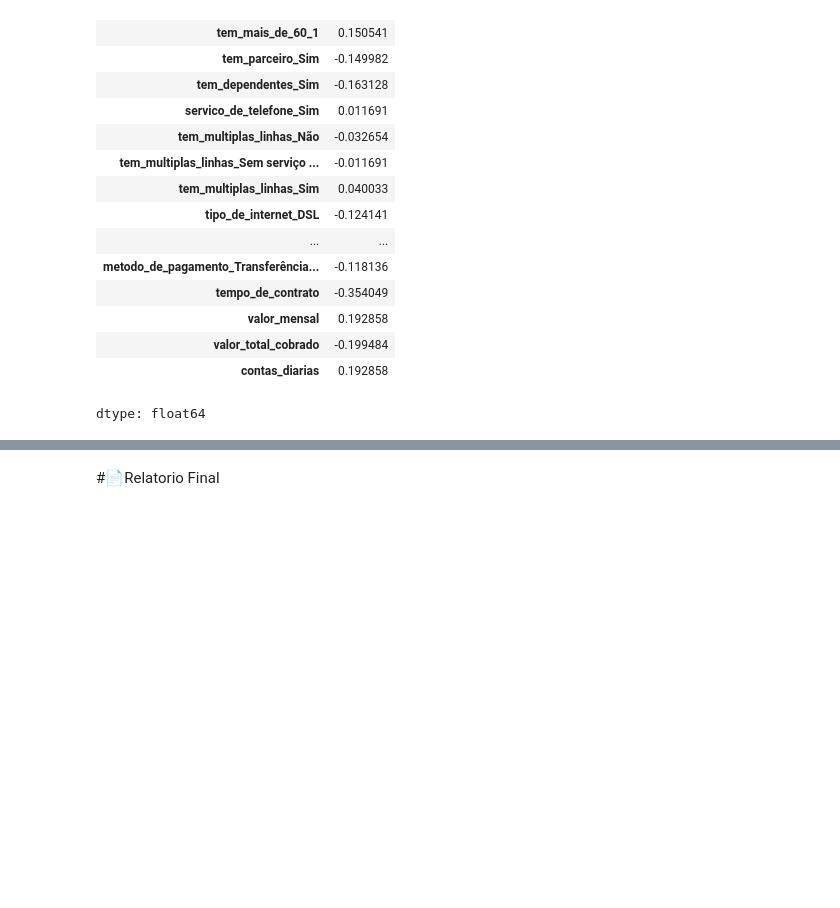
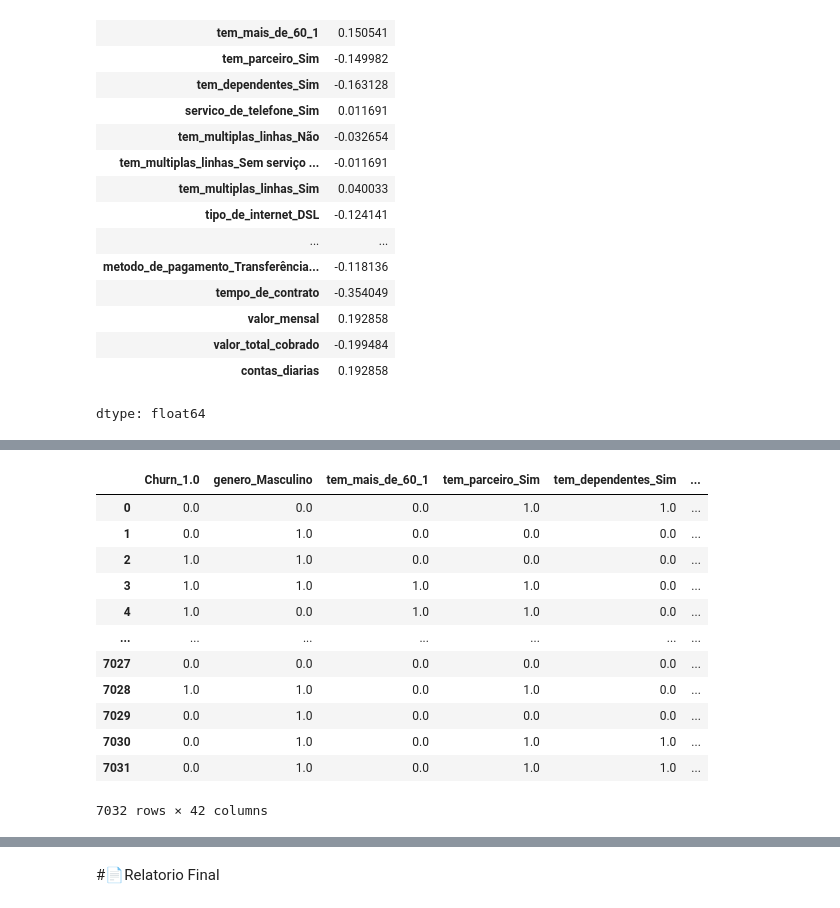
Before and after one commit to carlos-000-carlos/Challenge_2-TelecomX_BR-Cabral, a Jupyter notebook: TelecomX_BR.ipynb, the cells around one changed output, grey strips where cells are left out. Drawn from its saved outputs; the diff is of its cells as text; code cells hidden in the pictures; blank space fills up the shorter version.

Commit message:
Baixando dados para Telecom x 2

```diff
--- a/TelecomX_BR.ipynb
+++ b/TelecomX_BR.ipynb
@@ -1634,3 +1635,19 @@ dtype: float64
 px.scatter(dados_api_corr, x = 'Churn_1.0', y = 'contas_diarias', trendline_color_override = 'red', trendline = 'ols')
 # %% [output]
 [interactive output not drawn]
+# %%
+dados_api_corr
+# %% [output]
+|  | Churn_1.0 | genero_Masculino | tem_mais_de_60_1 | tem_parceiro_Sim | tem_dependentes_Sim | ... |
+| 0 | 0.0 | 0.0 | 0.0 | 1.0 | 1.0 | ... |
+| 1 | 0.0 | 1.0 | 0.0 | 0.0 | 0.0 | ... |
+| 2 | 1.0 | 1.0 | 0.0 | 0.0 | 0.0 | ... |
+| 3 | 1.0 | 1.0 | 1.0 | 1.0 | 0.0 | ... |
+| 4 | 1.0 | 0.0 | 1.0 | 1.0 | 0.0 | ... |
+| ... | ... | ... | ... | ... | ... | ... |
+| 7027 | 0.0 | 0.0 | 0.0 | 0.0 | 0.0 | ... |
+| 7028 | 1.0 | 1.0 | 0.0 | 1.0 | 0.0 | ... |
+| 7029 | 0.0 | 1.0 | 0.0 | 0.0 | 0.0 | ... |
+| 7030 | 0.0 | 1.0 | 0.0 | 1.0 | 1.0 | ... |
+| 7031 | 0.0 | 1.0 | 0.0 | 1.0 | 1.0 | ... |
+7032 rows × 42 columns
```
Also changed, not shown: parts of 3 cells of this notebook.
